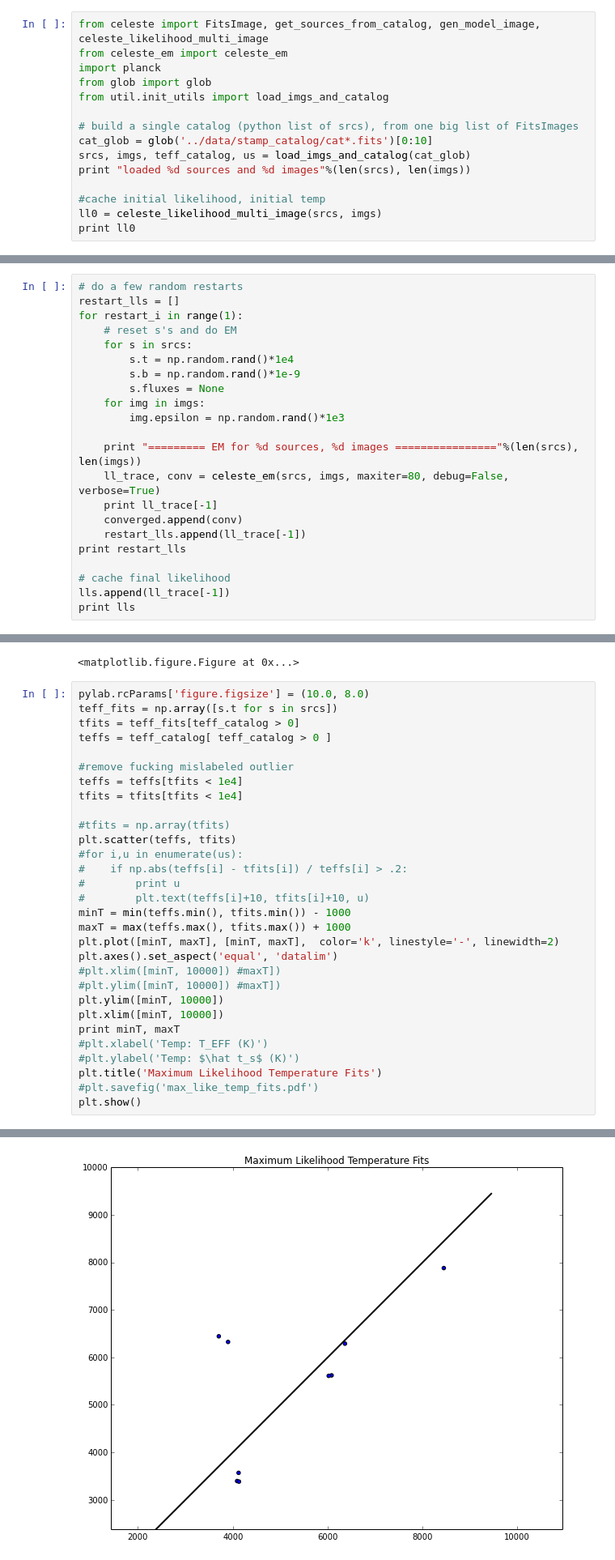
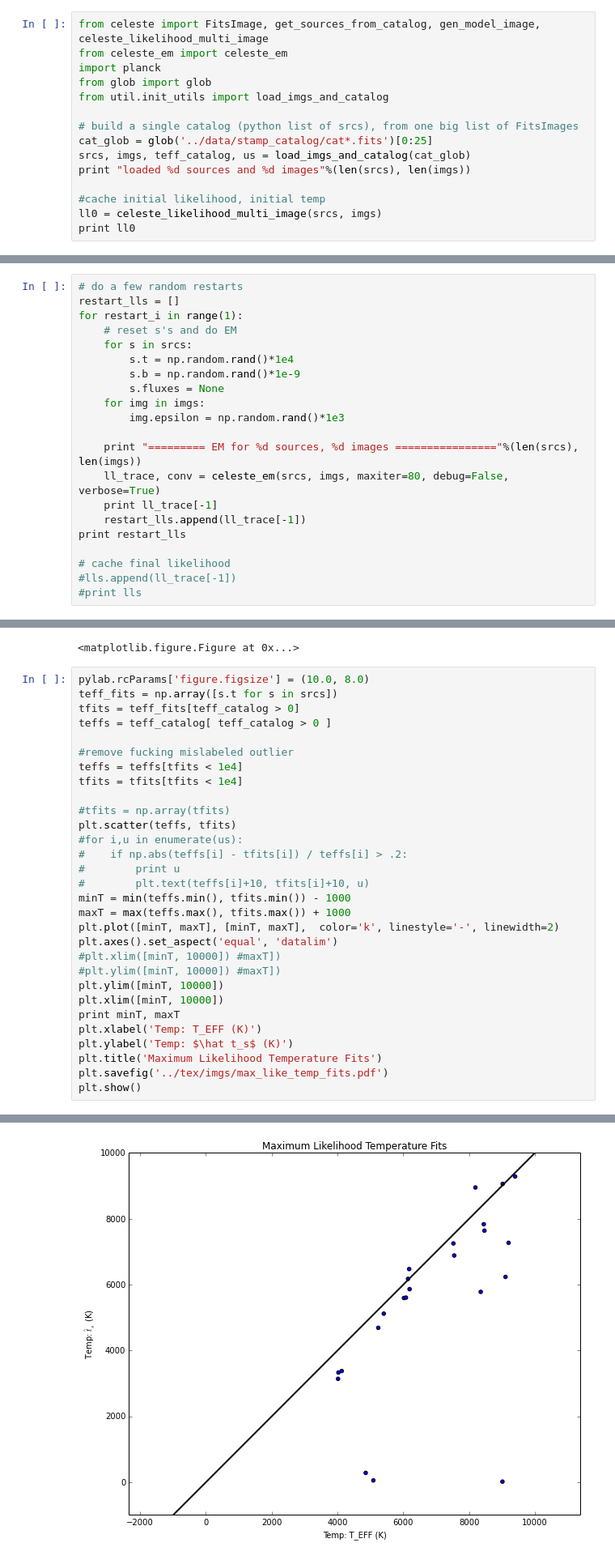
Before and after one commit to HIPS/DESI-MCMC, a Jupyter notebook: notebooks/CompareCelesteEM.ipynb, the cells around one changed output, grey strips where cells are left out. Shown at 81% size. Saved outputs shown, nothing was run; the diff lists cells and outputs as text.

```diff
--- a/notebooks/CompareCelesteEM.ipynb
+++ b/notebooks/CompareCelesteEM.ipynb
@@ -19,7 +19,7 @@ from glob import glob
 from util.init_utils import load_imgs_and_catalog
 
 # build a single catalog (python list of srcs), from one big list of FitsImages
-cat_glob = glob('../data/stamp_catalog/cat*.fits')[0:10]
+cat_glob = glob('../data/stamp_catalog/cat*.fits')[0:25]
 srcs, imgs, teff_catalog, us = load_imgs_and_catalog(cat_glob)
 print "loaded %d sources and %d images"%(len(srcs), len(imgs))
 
@@ -44,11 +44,10 @@ for restart_i in range(1):
     print "========= EM for %d sources, %d images ================"%(len(srcs), len(imgs))
     ll_trace, conv = celeste_em(srcs, imgs, maxiter=80, debug=False, verbose=True)
     print ll_trace[-1]
-    converged.append(conv)
     restart_lls.append(ll_trace[-1])
 print restart_lls
 
 # cache final likelihood
-lls.append(ll_trace[-1])
-print lls
+#lls.append(ll_trace[-1])
+#print lls
 # %% [output]
@@ -110,9 +109,9 @@ plt.axes().set_aspect('equal', 'datalim')
 plt.ylim([minT, 10000])
 plt.xlim([minT, 10000])
 print minT, maxT
-#plt.xlabel('Temp: T_EFF (K)')
-#plt.ylabel('Temp: $\hat t_s$ (K)')
+plt.xlabel('Temp: T_EFF (K)')
+plt.ylabel('Temp: $\hat t_s$ (K)')
 plt.title('Maximum Likelihood Temperature Fits')
-#plt.savefig('max_like_temp_fits.pdf')
+plt.savefig('../tex/imgs/max_like_temp_fits.pdf')
 plt.show()
 # %% [output]
@@ -120 +119 @@ plt.show()
-[figure, old version]
+[figure, new version]
```
Also changed, not shown: parts of 4 cells of this notebook, 8 other files.
